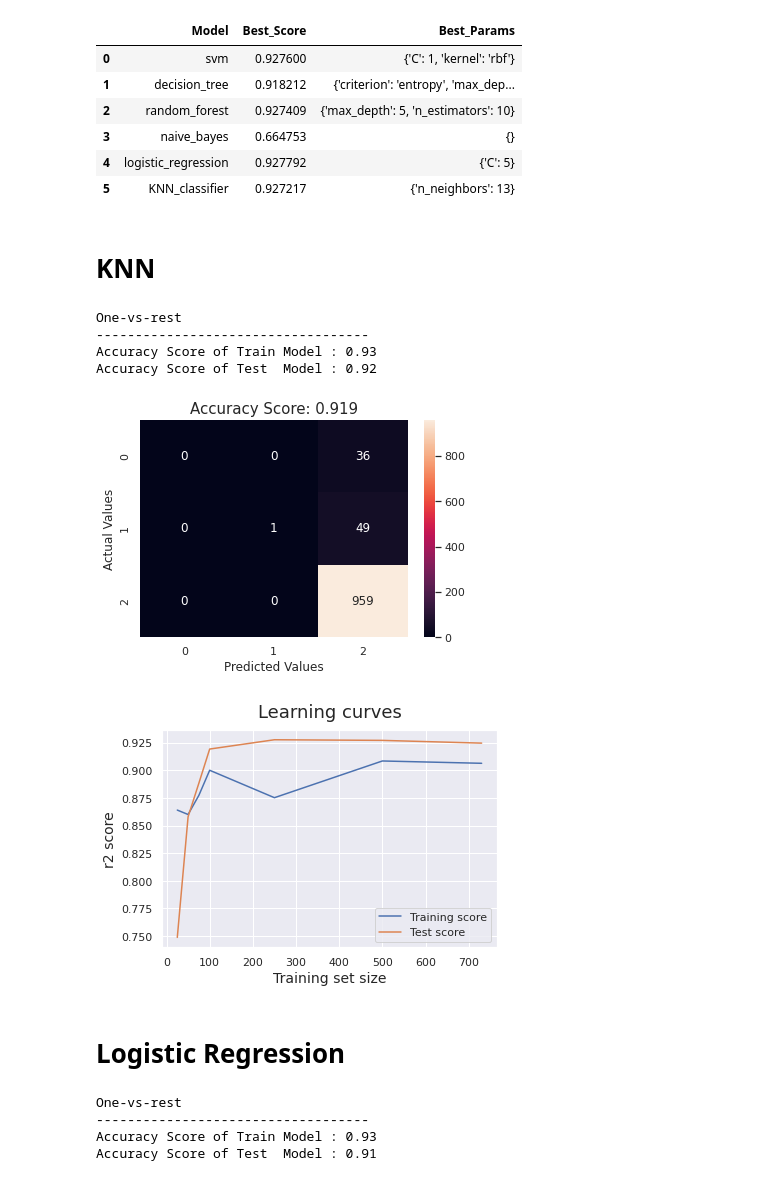
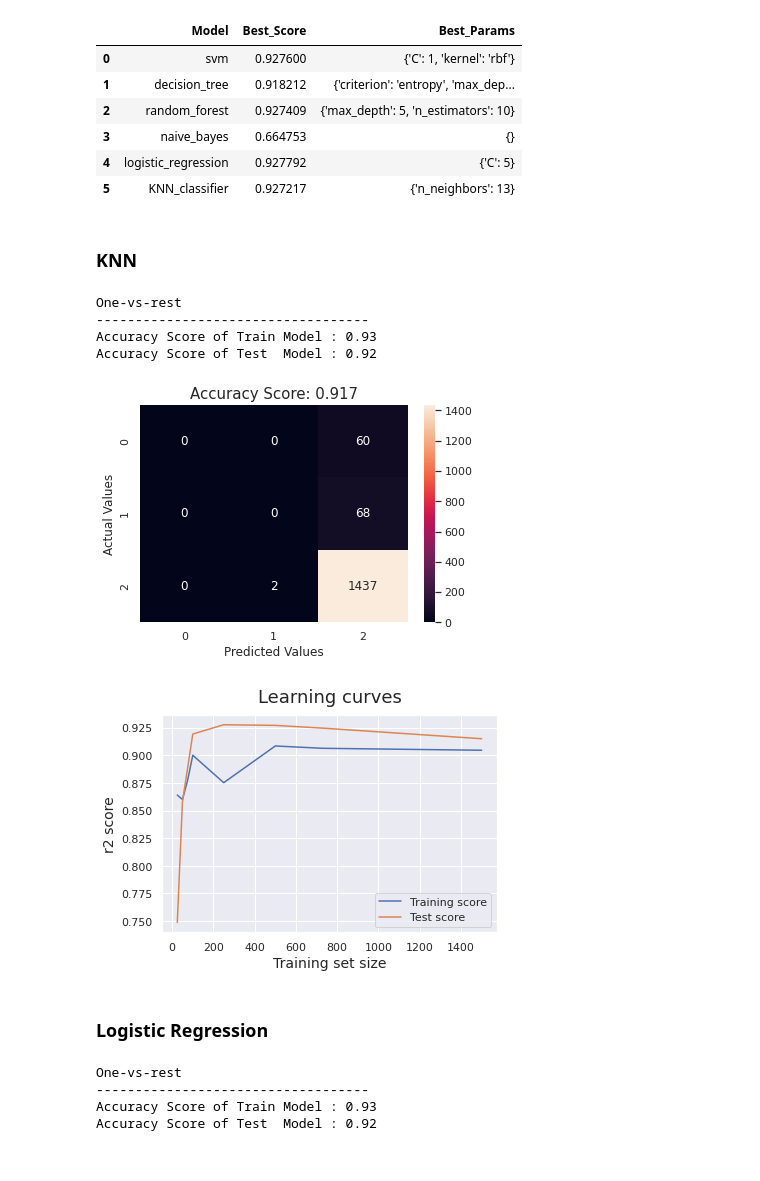
Before and after one commit to LouiseDantas/WineRank, a Jupyter notebook: notebooks/datamodel.ipynb, the cells around one changed output. Saved outputs shown, nothing was run; the diff lists cells and outputs as text; code cells hidden in the pictures.

```diff
--- a/notebooks/datamodel.ipynb
+++ b/notebooks/datamodel.ipynb
@@ -376,5 +347,5 @@ data
 # %%
-X=data.drop(['quality_bins'],axis=1)
+X=data.drop(columns='quality_bins')
 y=data[['quality_bins']]
 
-X_train, X_test, y_train, y_test = train_test_split(X,y, test_size=0.2, random_state=40)
+X_train,X_test,y_train,y_test=train_test_split(X,y,test_size=0.3)
@@ -535,7 +415,7 @@ pd.DataFrame(score,columns=["Model","Best_Score","Best_Params"])
 | 4 | logistic_regression | 0.927792 | {'C': 5} |
 | 5 | KNN_classifier | 0.927217 | {'n_neighbors': 13} |
 # %% [markdown]
-# KNN
+###  KNN
 # %%
 knn_model=KNeighborsClassifier(n_neighbors = 13)
 knn_model.fit(X_train,y_train)
@@ -560,29 +440,29 @@ plt.ylabel('Actual Values')
 plt.title('Accuracy Score: {0}'.format(score), size = 15)
 plt.show()
 # %% [output]
-[figure, old version]
+[figure, new version]
 # %%
 train_sizes, train_scores, test_scores = learning_curve(estimator = knn_model,
                                                               X = X,
                                                               y = y,
-                                                              train_sizes = [25,50,75,100,250,500,730],
+                                                              train_sizes = [25,50,75,100,250,500,730,1500],
                                                               cv = 5)
 
 train_scores_mean = np.mean(train_scores, axis=1)
 test_scores_mean = np.mean(test_scores, axis=1)
 
 plt.plot(train_sizes, train_scores_mean, label = 'Training score')
 plt.plot(train_sizes, test_scores_mean, label = 'Test score')
 plt.ylabel('r2 score', fontsize = 14)
 plt.xlabel('Training set size', fontsize = 14)
 plt.title('Learning curves', fontsize = 18, y = 1.03)
 #plt.xlim([0, 1000])
 #plt.ylim([0, 1])
 plt.legend();
 # %% [output]
-[figure, old version]
+[figure, new version]
 # %% [markdown]
-# Logistic Regression
+### Logistic Regression
 # %%
 log_model=LogisticRegression(max_iter=1000,random_state=40,C=5)
 log_model.fit(X_train,y_train)
@@ -596,7 +476,7 @@ print('One-vs-rest', '-'*35,
 One-vs-rest
 -----------------------------------
 Accuracy Score of Train Model : 0.93
-Accuracy Score of Test  Model : 0.91
+Accuracy Score of Test  Model : 0.92
 # %%
 predictions = log_model.predict(X_test)
 score = round(accuracy_score(y_test, predictions), 3)
```
Also changed, not shown: parts of 58 cells of this notebook.
